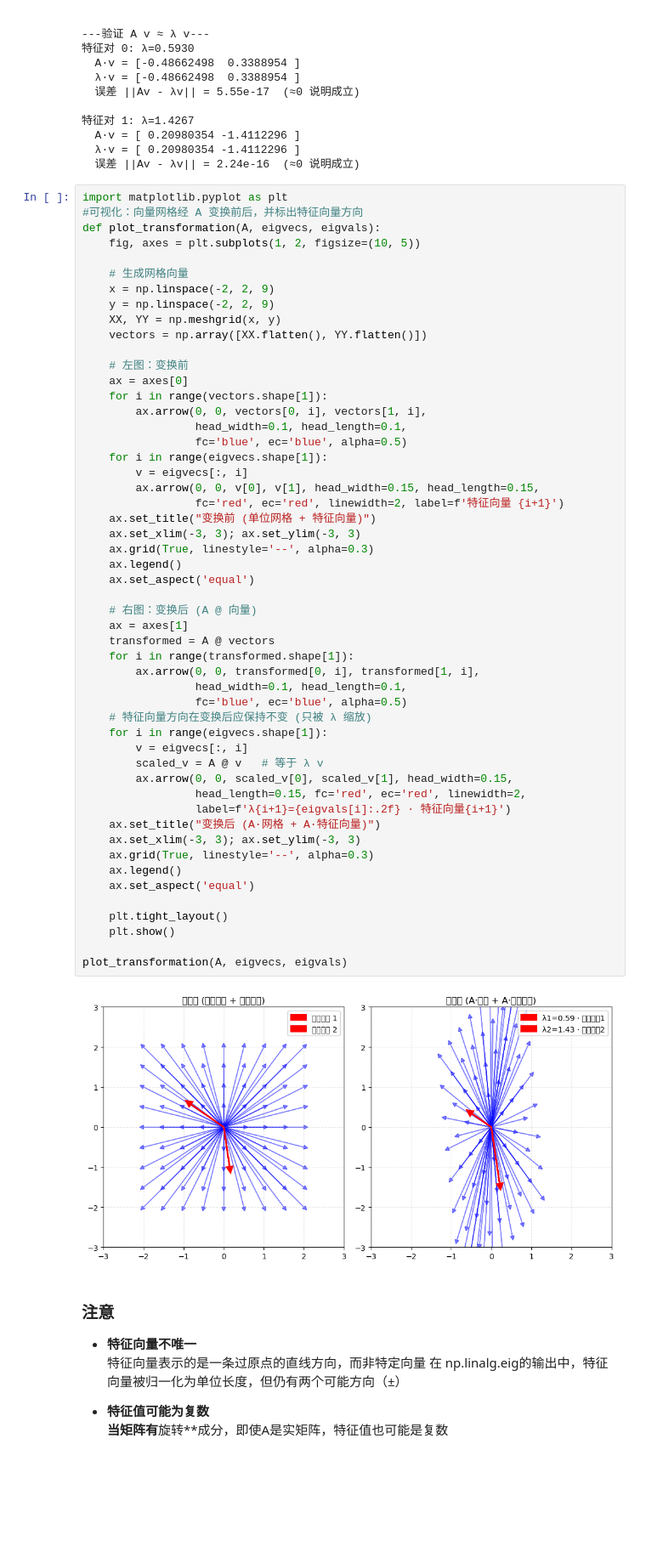
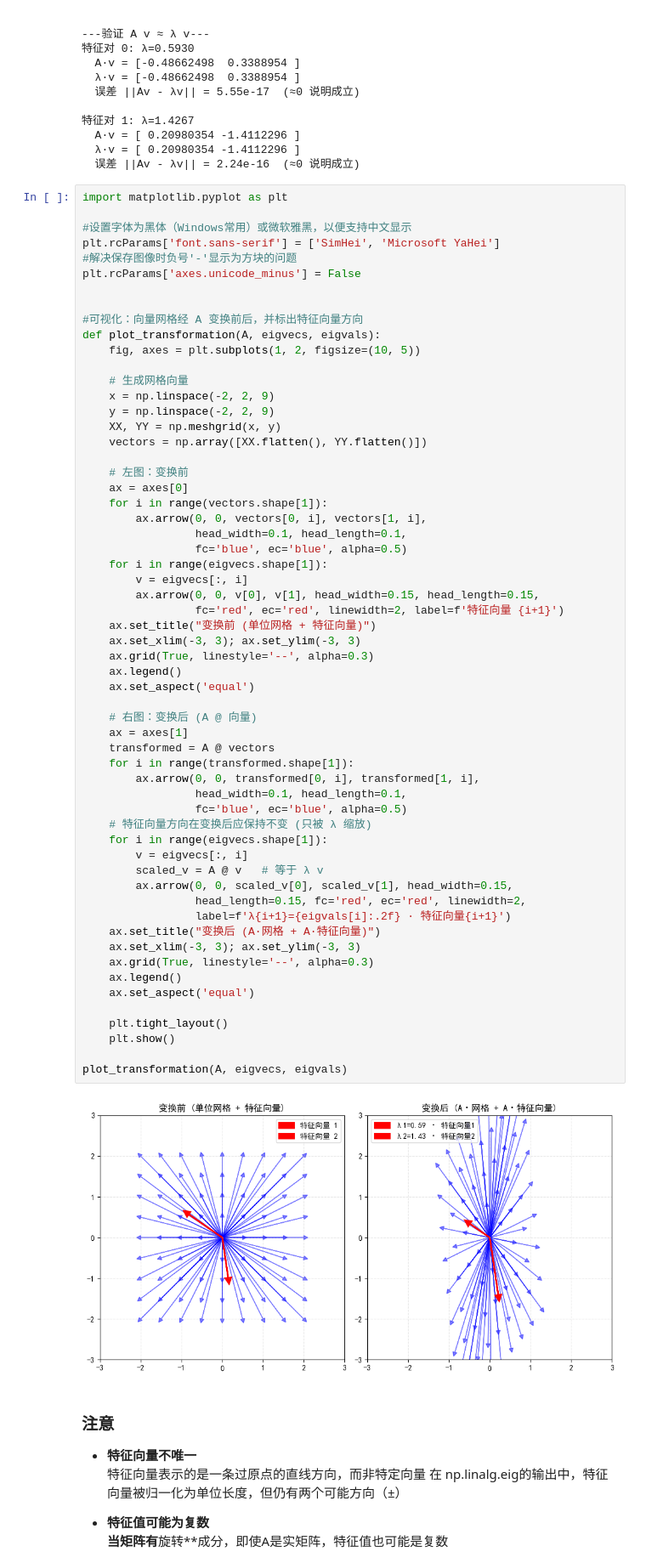
Before and after one commit to RivenOak/summer-modis-chla-2026, a Jupyter notebook: part1_numpy基础/8-12.ipynb, the cells around one changed output. Shown at 85% size. Saved outputs shown, nothing was run; the diff lists cells and outputs as text; blank space fills up the shorter version.

```diff
--- a/part1_numpy基础/8-12.ipynb
+++ b/part1_numpy基础/8-12.ipynb
@@ -49,6 +49,13 @@ A=
   误差 ||Av - λv|| = 2.24e-16  (≈0 说明成立)
 # %%
 import matplotlib.pyplot as plt
+
+#设置字体为黑体（Windows常用）或微软雅黑，以便支持中文显示
+plt.rcParams['font.sans-serif'] = ['SimHei', 'Microsoft YaHei']
+#解决保存图像时负号'-'显示为方块的问题
+plt.rcParams['axes.unicode_minus'] = False
+
+
 #可视化：向量网格经 A 变换前后，并标出特征向量方向
 def plot_transformation(A, eigvecs, eigvals):
     fig, axes = plt.subplots(1, 2, figsize=(10, 5))
@@ -73,34 +80,34 @@ def plot_transformation(A, eigvecs, eigvals):
     ax.set_xlim(-3, 3); ax.set_ylim(-3, 3)
     ax.grid(True, linestyle='--', alpha=0.3)
     ax.legend()
     ax.set_aspect('equal')
 
     # 右图：变换后 (A @ 向量)
     ax = axes[1]
     transformed = A @ vectors
     for i in range(transformed.shape[1]):
         ax.arrow(0, 0, transformed[0, i], transformed[1, i],
                  head_width=0.1, head_length=0.1,
                  fc='blue', ec='blue', alpha=0.5)
     # 特征向量方向在变换后应保持不变 (只被 λ 缩放)
     for i in range(eigvecs.shape[1]):
         v = eigvecs[:, i]
         scaled_v = A @ v   # 等于 λ v
         ax.arrow(0, 0, scaled_v[0], scaled_v[1], head_width=0.15,
                  head_length=0.15, fc='red', ec='red', linewidth=2,
                  label=f'λ{i+1}={eigvals[i]:.2f} · 特征向量{i+1}')
     ax.set_title("变换后 (A·网格 + A·特征向量)")
     ax.set_xlim(-3, 3); ax.set_ylim(-3, 3)
     ax.grid(True, linestyle='--', alpha=0.3)
     ax.legend()
     ax.set_aspect('equal')
 
     plt.tight_layout()
     plt.show()
 
 plot_transformation(A, eigvecs, eigvals)
 # %% [output]
-[figure, old version]
+[figure, new version]
 # %% [markdown]
 ### 注意
 -  **特征向量不唯一**
```
